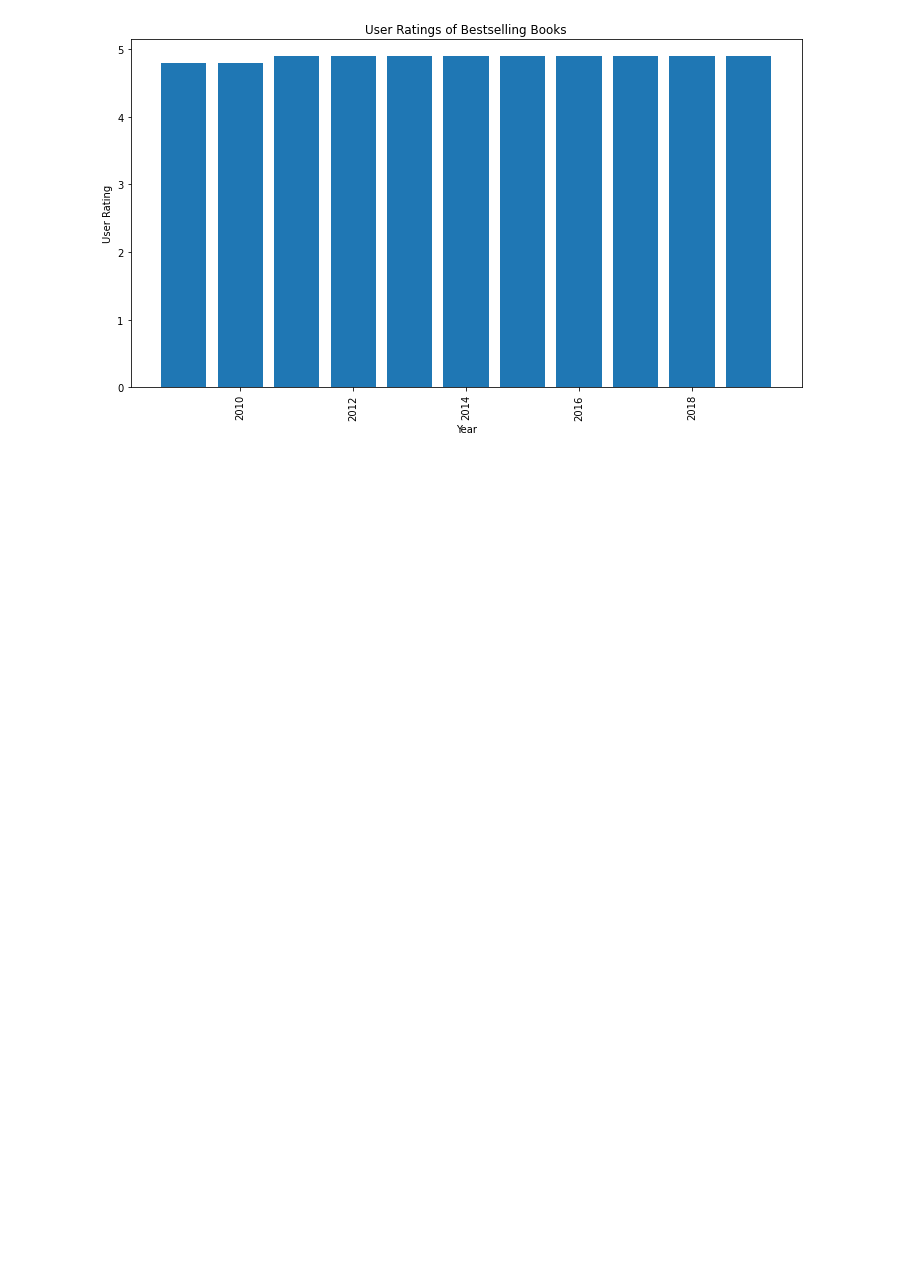
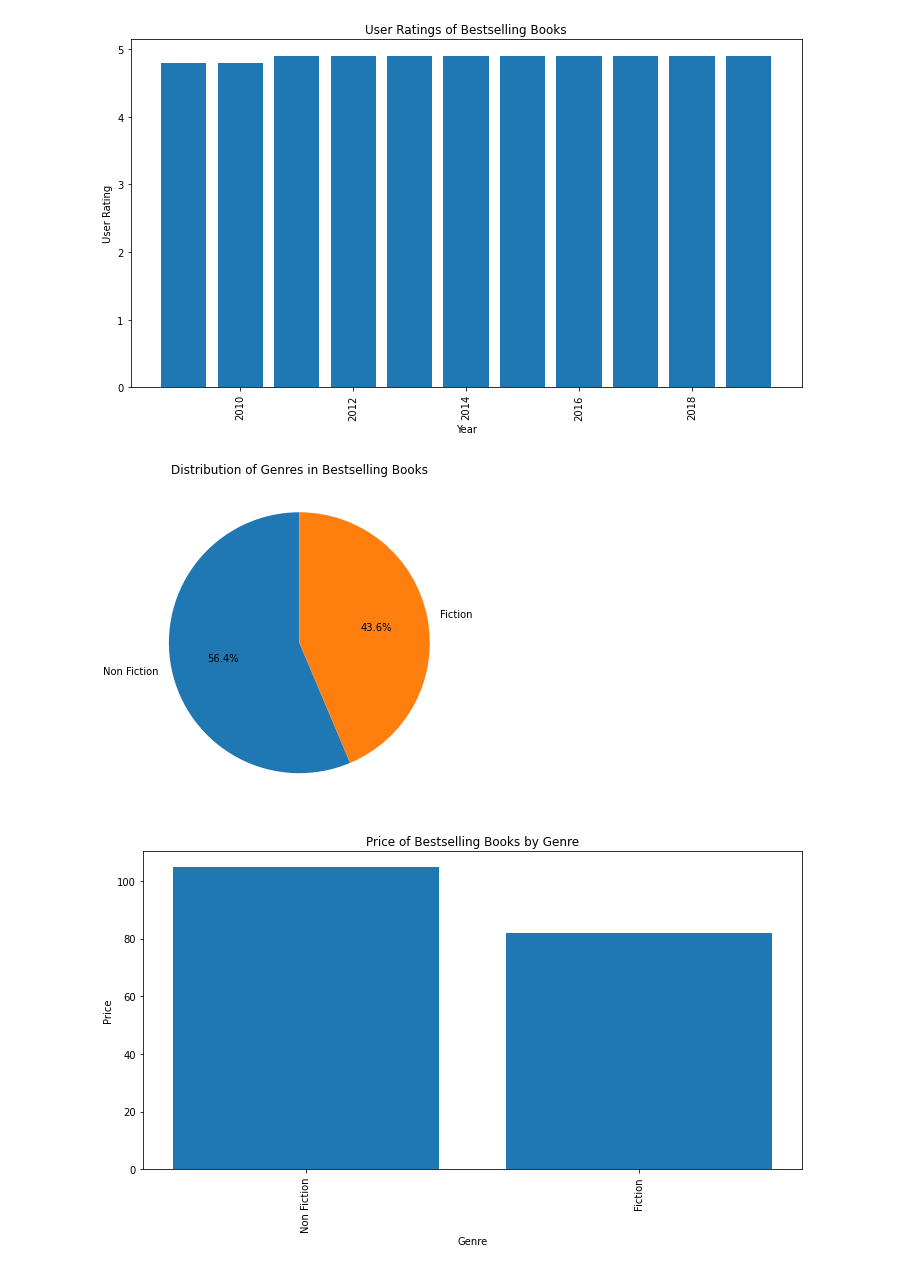
Before and after one commit to parekhrohan21/ml_analysis, a Jupyter notebook: amazon_beestsel.ipynb, the cells around one changed output. Saved outputs shown, nothing was run; the diff lists cells and outputs as text; code cells hidden in the pictures; blank space fills up the shorter version.

```diff
--- a/amazon_beestsel.ipynb
+++ b/amazon_beestsel.ipynb
@@ -85,3 +85,35 @@ Year           0
 Genre          0
 dtype: int64
 [figure]
+# %%
+# create a pie chart on price and genre
+def plot_pie_chart(data):
+    plt.figure(figsize=(10, 6))
+    data['Genre'].value_counts().plot.pie(autopct='%1.1f%%', startangle=90)
+    plt.title('Distribution of Genres in Bestselling Books')
+    plt.ylabel('')
+    plt.show()
+
+# call plot pie chart
+plot_pie_chart(data)
+
+
+
+
+# create a bar graph on price and genre
+
+def plot_genre_price(data):
+    plt.figure(figsize=(10, 6))
+    plt.bar(data['Genre'], data['Price'])
+    plt.xlabel('Genre')
+    plt.ylabel('Price')
+    plt.title('Price of Bestselling Books by Genre')
+    plt.xticks(rotation=90)
+    plt.tight_layout()
+    plt.show()
+
+# call plot_genre_price
+plot_genre_price(data)
+# %% [output]
+[figure, added]
+[figure, added]
```
Also changed, not shown: parts of 1 cell of this notebook.
